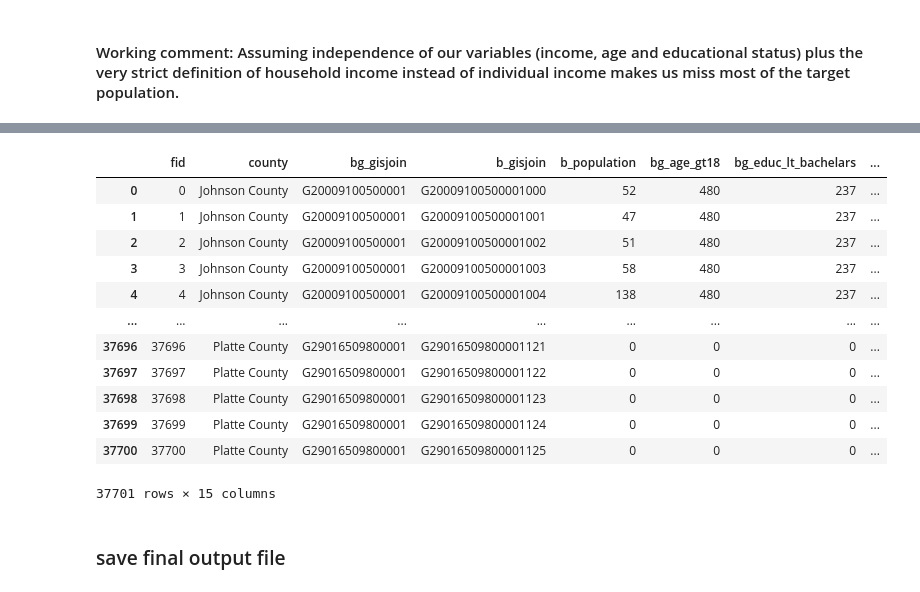
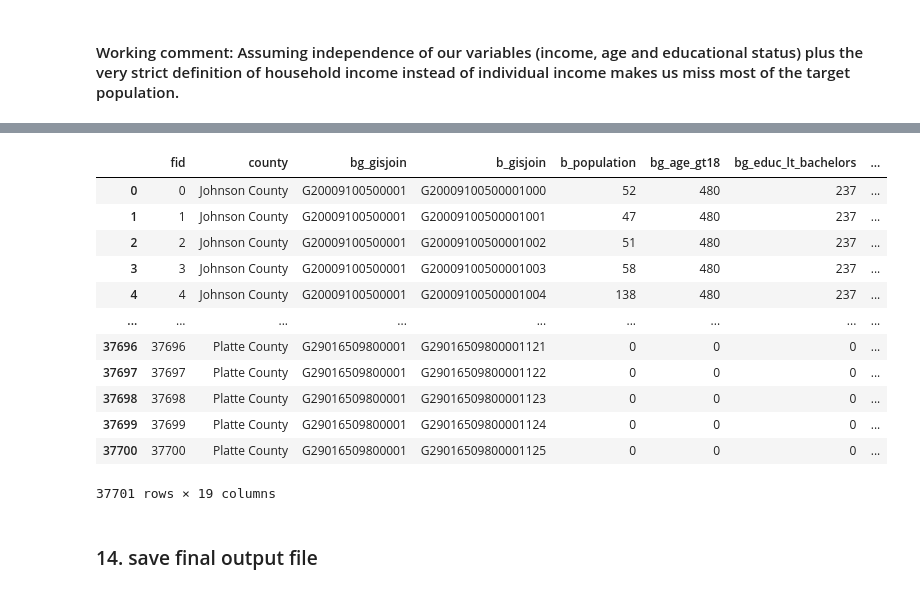
Before and after one commit to leex5089/SWB211project, a Jupyter notebook: 1_density_calculation.ipynb, the cells around one changed output, grey strips where cells are left out. Cells and saved outputs as stored; diff of their text form; code cells hidden in the pictures.

```diff
--- a/1_density_calculation.ipynb
+++ b/1_density_calculation.ipynb
@@ -150,11 +211,16 @@ merge1=pd.merge(block_data, b_KC_6counties,on=['b_gisjoin' ])  # merge to restri
 merge2=pd.merge(merge1, b_bg_county_crosswalk,on=['b_gisjoin' ])  # block block-group county crosswalk file
 merge3=pd.merge(merge2, bg_age,on=['bg_gisjoin' ])  # add bg-level age
 merge4=pd.merge(merge3, bg_educ_inc,on=['bg_gisjoin' ])  # add bg-level bg_educ_inc
+merge5=pd.merge(merge4, bg_personal_income,on=['bg_gisjoin' ])  # add bg-level bg_educ_inc
+
+
 
 # merge4.isna().sum().sort_values(ascending=False) # checking for Nan values
-merge4 = merge4.fillna(0) # replacing Nan values with 0
+merge5 = merge5.fillna(0) # replacing Nan values with 0
                           # (admissible, because those came into being by devision by 0 where the population count per block group was 0)
                           # (the percentage of target populaton in block groups without any population should be 0, presupposedly the data is correct)
 
-merge4
+
+
+merge5.info()
 # %% [output]
@@ -227,0 +312,20 @@ memory usage: 4.9+ MB
+# %%
+import numpy as np
+from sklearn.linear_model import LinearRegression
+import matplotlib.pyplot as plt
+
+merge5 = merge5.dropna(axis=0)
+# Create a numpy array of data:
+x = np.array(merge5['s_bg_pinc_lt_45k']).reshape((-1, 1))
+y = np.array(merge5['s_bg_educ_lt_bachelors'])
+#run bivariate linear regression
+regr =  LinearRegression()
+results=regr.fit(x,y)
+
+# Make adjustment index (predicted y) based on equation (1)
+merge5['y_pred'] = regr.predict(x).reshape((-1, 1))
+
+print("Coefficients: \n", regr.coef_) # coefficient of 0.93 suggest high correlation between the two variables.
+print("predicted y: \n", merge5['y_pred'].mean())
+print("y: \n", y.mean())
+print("x: \n", x.mean())
@@ -227,0 +343,2 @@ memory usage: 4.9+ MB
+# %%
+merge5.loc[merge5.y_pred > 1, 'y_pred'] = 1
@@ -227,0 +362,11 @@ memory usage: 4.9+ MB
+# %%
+
+# joint probability age*educ*income of target population (using y_pred)
+merge5['s_joint_age_educ_inc_adj']=merge5['s_bg_age_gt18']*merge5['s_bg_educ_lt_bachelors']*merge5['y_pred']
+
+# block-level estimate of target population
+merge5['b_target_pop_adj']=merge5['b_population']*merge5['s_joint_age_educ_inc_adj']
+
+# calculating density and distribution per sq miles
+merge5['target_density_adj']=(merge5['b_target_pop_adj'] / whole_population_6_counties).fillna(0)
+merge5['target_pop_per_sq_mile_adj']=merge5['b_target_pop_adj'] / merge5['shape_area'] / whole_area_6_counties
@@ -228,8 +398,8 @@ memory usage: 4.9+ MB
 # %%
-final_block_data=merge4[['fid', 'county' ,'bg_gisjoin' ,'b_gisjoin' ,'b_population', 'bg_age_gt18', 'bg_educ_lt_bachelars', 'bg_inc_lt_45000','s_bg_age_gt18', 's_bg_educ_lt_bachelars', 's_bg_inc_lt_45000', 's_joint_age_educ_inc' ,'b_target_pop', 'target_pop_per_sq_mile', 'target_density']]
+final_block_data=merge5[['fid', 'county' ,'bg_gisjoin' ,'b_gisjoin' ,'b_population', 'bg_age_gt18', 'bg_educ_lt_bachelors', 'bg_inc_lt_45000','s_bg_age_gt18', 's_bg_educ_lt_bachelors', 's_bg_inc_lt_45000', 's_joint_age_educ_inc' ,'b_target_pop', 'target_pop_per_sq_mile', 'target_density', 's_joint_age_educ_inc_adj' ,'b_target_pop_adj', 'target_pop_per_sq_mile_adj', 'target_density_adj']]
 final_block_data
 # %% [output]
-|  | fid | county | bg_gisjoin | b_gisjoin | b_population | bg_age_gt18 | bg_educ_lt_bachelars | ... |
+|  | fid | county | bg_gisjoin | b_gisjoin | b_population | bg_age_gt18 | bg_educ_lt_bachelors | ... |
 | 0 | 0 | Johnson County | G20009100500001 | G20009100500001000 | 52 | 480 | 237 | ... |
 | 1 | 1 | Johnson County | G20009100500001 | G20009100500001001 | 47 | 480 | 237 | ... |
 | 2 | 2 | Johnson County | G20009100500001 | G20009100500001002 | 51 | 480 | 237 | ... |
@@ -241,7 +411,7 @@ final_block_data
 | 37698 | 37698 | Platte County | G29016509800001 | G29016509800001123 | 0 | 0 | 0 | ... |
 | 37699 | 37699 | Platte County | G29016509800001 | G29016509800001124 | 0 | 0 | 0 | ... |
 | 37700 | 37700 | Platte County | G29016509800001 | G29016509800001125 | 0 | 0 | 0 | ... |
-37701 rows × 15 columns
+37701 rows × 19 columns
 # %% [markdown]
-### save final output file
+### 14. save final output file
 # %%
```
Also changed, not shown: parts of 35 cells of this notebook, 1 other file.
